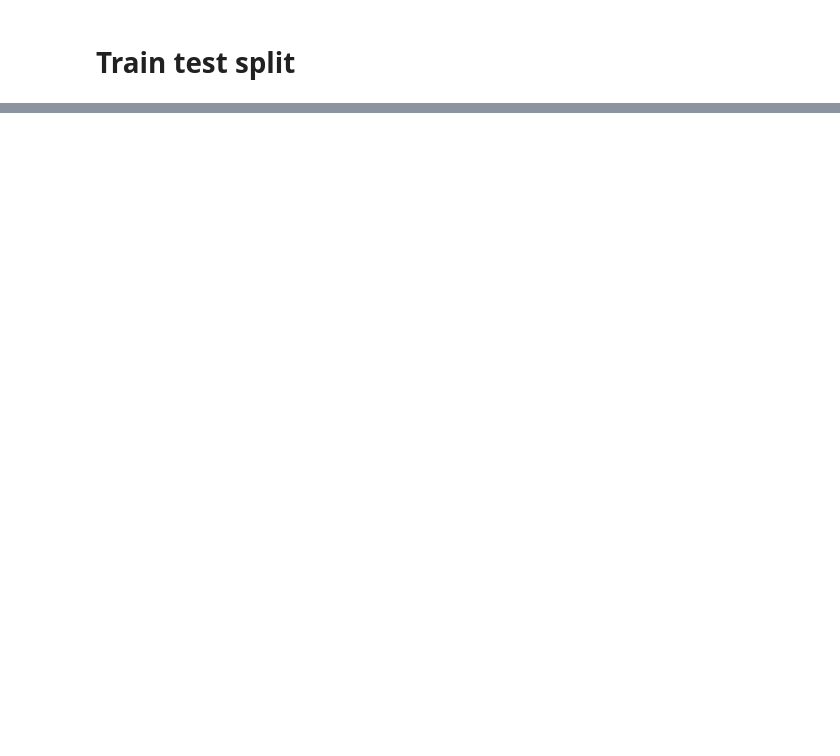
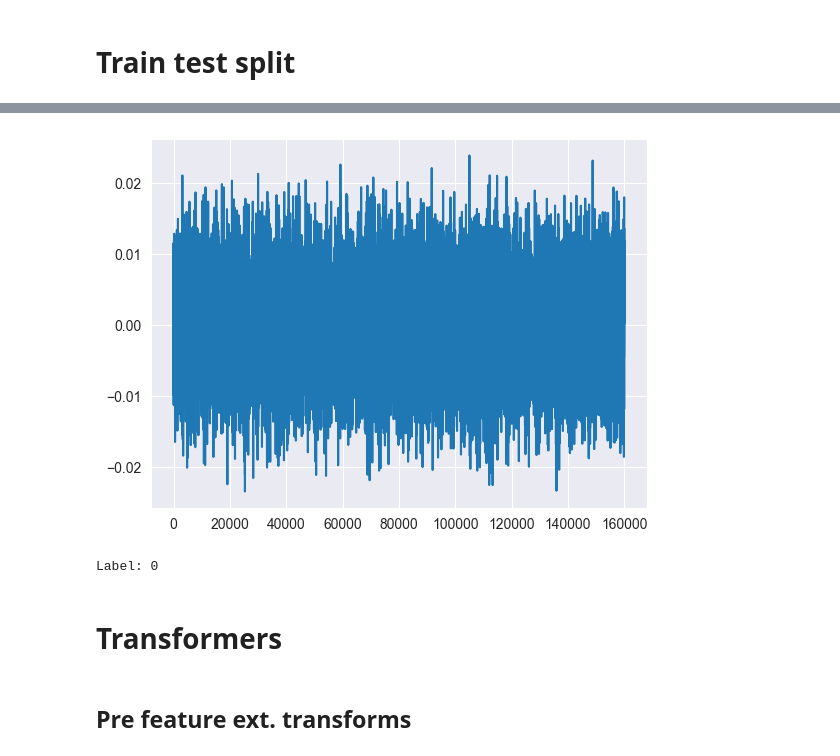
Before and after one commit to AHruler/Exploring-Audio-Anomaly-ML, a Jupyter notebook: SELF-SUPERVISED_CL_AAD_test_1.ipynb, the cells around one changed output, grey strips where cells are left out. Cells and saved outputs as stored; diff of their text form; code cells hidden in the pictures; blank space fills up the shorter version.

```diff
--- a/SELF-SUPERVISED_CL_AAD_test_1.ipynb
+++ b/SELF-SUPERVISED_CL_AAD_test_1.ipynb
@@ -47,0 +83,13 @@ FileNotFoundError: [WinError 3] The system cannot find the path specified: '/con
+# %%
+x = test_features[1] # feature extracted with torchaudio.load(path)
+label = test_labels[1]
+plt.plot(x)
+plt.show()
+print(f"Label: {label}")
+# %% [output]
+[figure, added]
+Label: 0
+# %% [markdown]
+# Transformers
+# %% [markdown]
+## Pre feature ext. transforms
```
Also changed, not shown: parts of 29 cells of this notebook, 3 other files.
